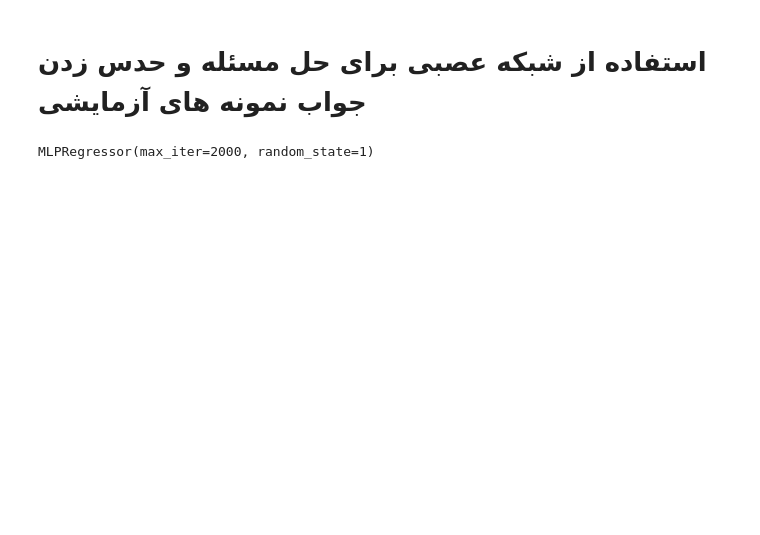
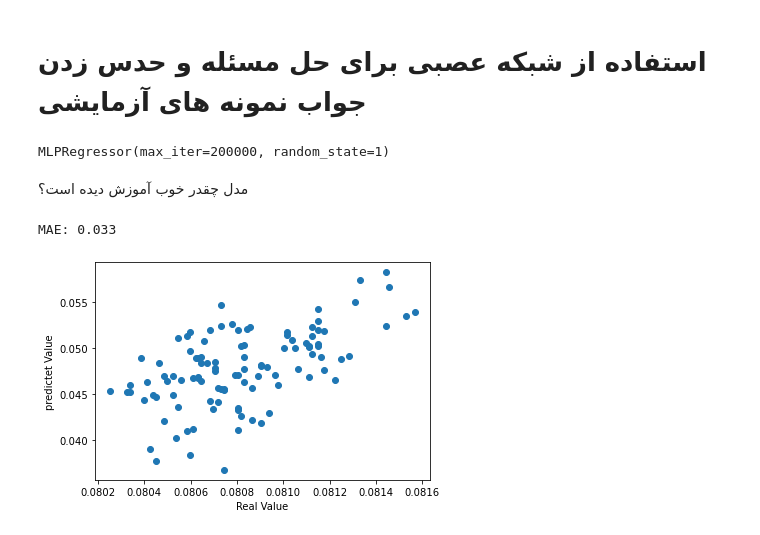
Before and after one commit to heidaralavi/APC-, a Jupyter notebook: APC-PRJ1.ipynb, the cells around one changed output. Saved outputs shown, nothing was run; the diff lists cells and outputs as text; code cells hidden in the pictures; blank space fills up the shorter version.

```diff
--- a/APC-PRJ1.ipynb
+++ b/APC-PRJ1.ipynb
@@ -293,7 +316,24 @@ The Predict Score is  0.7921313446167223
 # %% [markdown]
 # استفاده از شبکه عصبی برای حل مسئله و حدس زدن جواب نمونه های آزمایشی
 # %%
-model = MLPRegressor(hidden_layer_sizes=(100,),activation="relu" ,random_state=1, max_iter=2000)
+model = MLPRegressor(hidden_layer_sizes=(100,),activation="relu" ,random_state=1, max_iter=200000)
 model.fit(X_train, y_train)
 # %% [output]
-MLPRegressor(max_iter=2000, random_state=1)
+MLPRegressor(max_iter=200000, random_state=1)
+# %% [markdown]
+مدل چقدر خوب آموزش دیده است؟
+# %%
+ybar = model.predict(X_train)
+# %%
+# evaluate predictions
+mae = mean_absolute_error(y_train, ybar)
+print('MAE: %.3f' %mae)
+# %% [output]
+MAE: 0.033
+# %%
+plt.scatter(y_train, ybar)
+plt.xlabel('Real Value')
+plt.ylabel('predictet Value')
+plt.show()
+# %% [output]
+[figure, added]
```
Also changed, not shown: parts of 23 cells of this notebook.
